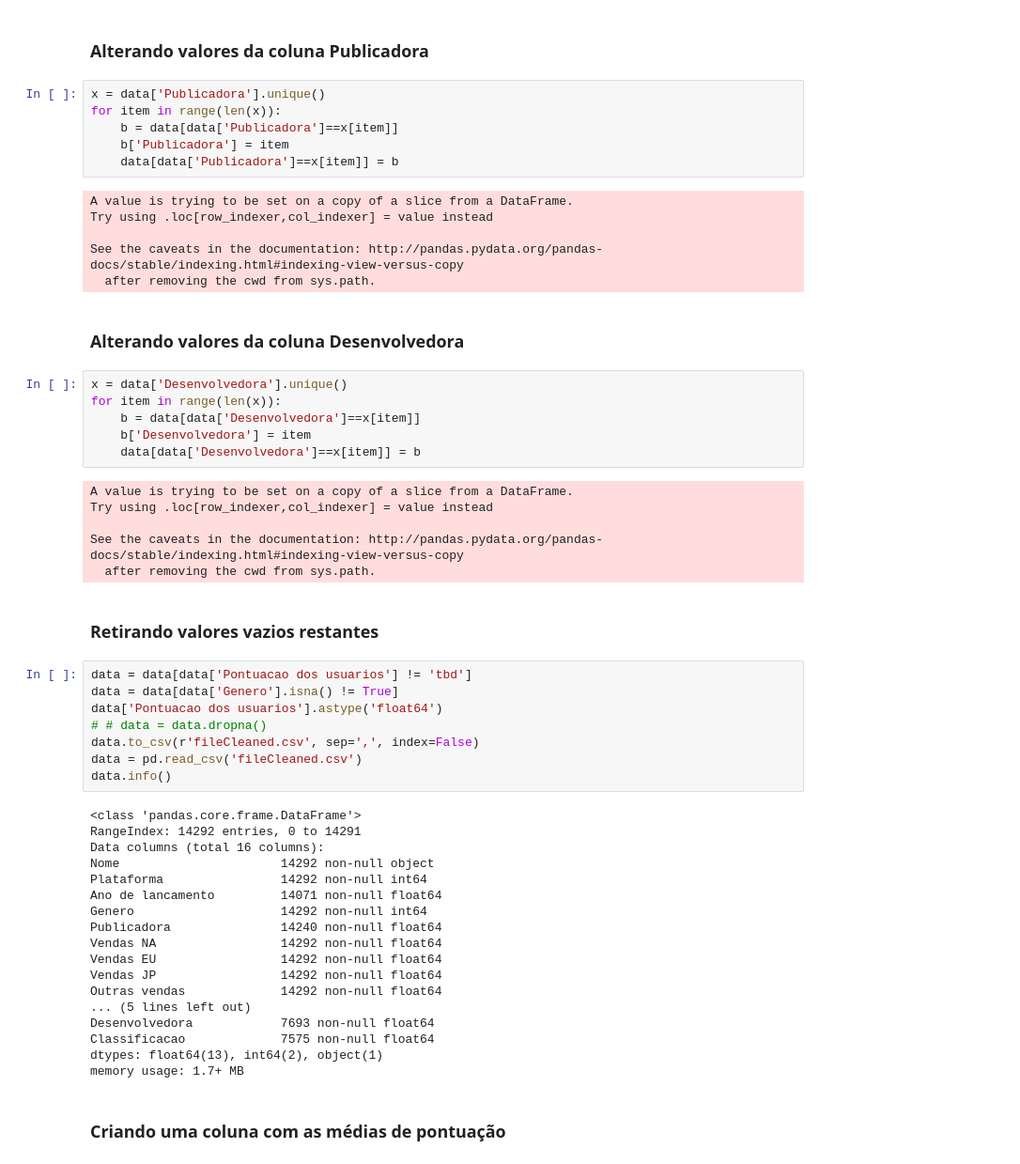
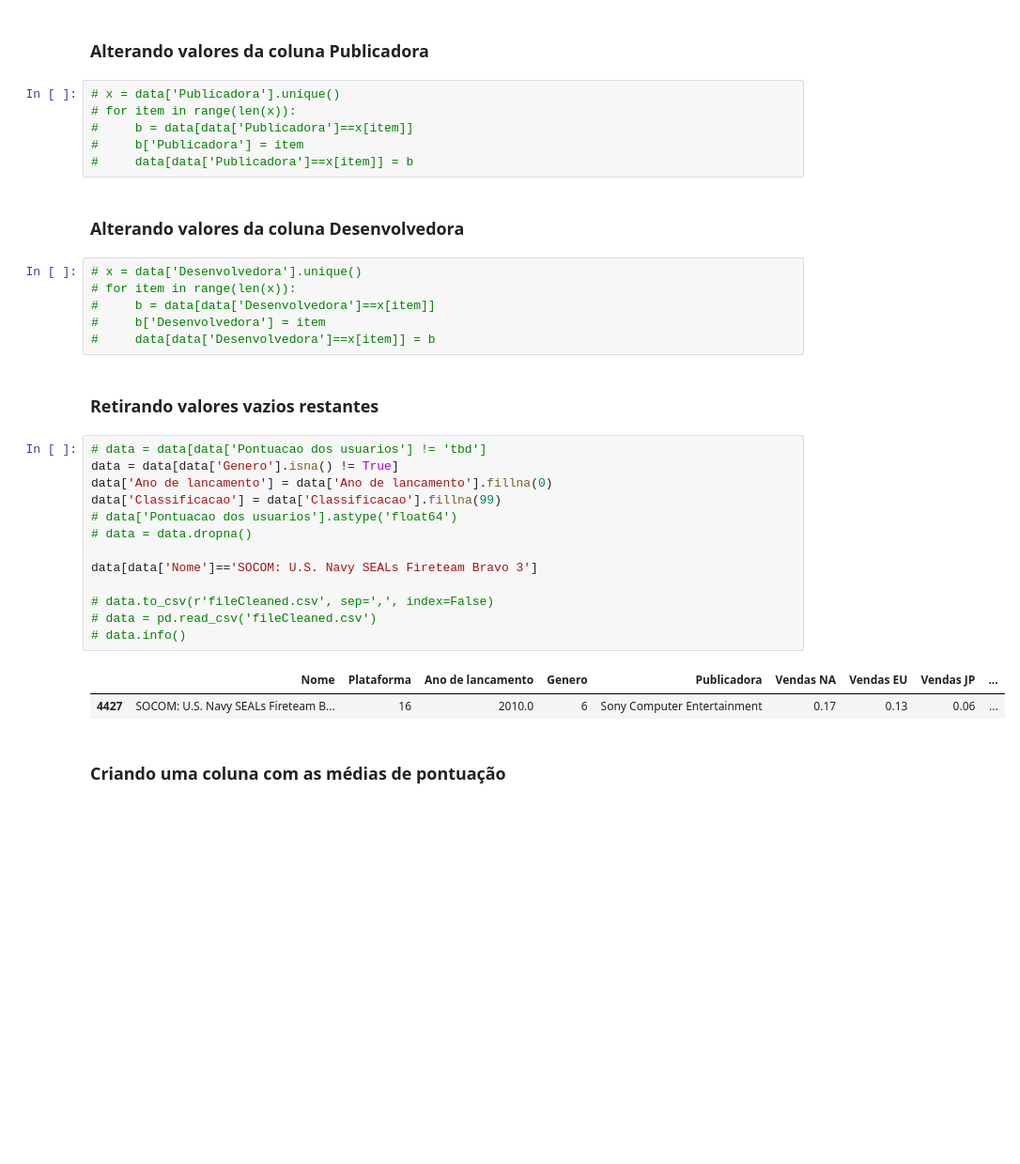
Before and after one commit to jacksonpereira/video-game-sales-with-ratings, a Jupyter notebook: Limpeza dos dados_com_duas_colunas.ipynb, the cells around one changed output. Shown: that part at 94% size. Cells and saved outputs as stored; diff of their text form; blank space fills up the shorter version.

```diff
--- a/Limpeza dos dados_com_duas_colunas.ipynb
+++ b/Limpeza dos dados_com_duas_colunas.ipynb
@@ -138,59 +138,37 @@ data['Classificacao'] = classificacao
 # %% [markdown]
 ### Alterando valores da coluna Publicadora
 # %%
-x = data['Publicadora'].unique()
-for item in range(len(x)):
-    b = data[data['Publicadora']==x[item]]
-    b['Publicadora'] = item
-    data[data['Publicadora']==x[item]] = b
+# x = data['Publicadora'].unique()
+# for item in range(len(x)):
+#     b = data[data['Publicadora']==x[item]]
+#     b['Publicadora'] = item
+#     data[data['Publicadora']==x[item]] = b
-# %% [output]
-A value is trying to be set on a copy of a slice from a DataFrame.
-Try using .loc[row_indexer,col_indexer] = value instead
-
-See the caveats in the documentation: http://pandas.pydata.org/pandas-docs/stable/indexing.html#indexing-view-versus-copy
-  after removing the cwd from sys.path.
 # %% [markdown]
 ### Alterando valores da coluna Desenvolvedora
 # %%
-x = data['Desenvolvedora'].unique()
-for item in range(len(x)):
-    b = data[data['Desenvolvedora']==x[item]]
-    b['Desenvolvedora'] = item
-    data[data['Desenvolvedora']==x[item]] = b
+# x = data['Desenvolvedora'].unique()
+# for item in range(len(x)):
+#     b = data[data['Desenvolvedora']==x[item]]
+#     b['Desenvolvedora'] = item
+#     data[data['Desenvolvedora']==x[item]] = b
-# %% [output]
-A value is trying to be set on a copy of a slice from a DataFrame.
-Try using .loc[row_indexer,col_indexer] = value instead
-
-See the caveats in the documentation: http://pandas.pydata.org/pandas-docs/stable/indexing.html#indexing-view-versus-copy
-  after removing the cwd from sys.path.
 # %% [markdown]
 ### Retirando valores vazios restantes
 # %%
-data = data[data['Pontuacao dos usuarios'] != 'tbd']
+# data = data[data['Pontuacao dos usuarios'] != 'tbd']
 data = data[data['Genero'].isna() != True]
-data['Pontuacao dos usuarios'].astype('float64')
-# # data = data.dropna()
-data.to_csv(r'fileCleaned.csv', sep=',', index=False)
-data = pd.read_csv('fileCleaned.csv')
-data.info()
+data['Ano de lancamento'] = data['Ano de lancamento'].fillna(0)
+data['Classificacao'] = data['Classificacao'].fillna(99)
+# data['Pontuacao dos usuarios'].astype('float64')
+# data = data.dropna()
+
+data[data['Nome']=='SOCOM: U.S. Navy SEALs Fireteam Bravo 3']
+
+# data.to_csv(r'fileCleaned.csv', sep=',', index=False)
+# data = pd.read_csv('fileCleaned.csv')
+# data.info()
 # %% [output]
-<class 'pandas.core.frame.DataFrame'>
-RangeIndex: 14292 entries, 0 to 14291
-Data columns (total 16 columns):
-Nome                      14292 non-null object
-Plataforma                14292 non-null int64
-Ano de lancamento         14071 non-null float64
-Genero                    14292 non-null int64
-Publicadora               14240 non-null float64
-Vendas NA                 14292 non-null float64
-Vendas EU                 14292 non-null float64
-Vendas JP                 14292 non-null float64
-Outras vendas             14292 non-null float64
-... (5 lines left out)
-Desenvolvedora            7693 non-null float64
-Classificacao             7575 non-null float64
-dtypes: float64(13), int64(2), object(1)
-memory usage: 1.7+ MB
+|  | Nome | Plataforma | Ano de lancamento | Genero | Publicadora | Vendas NA | Vendas EU | Vendas JP | ... |
+| 4427 | SOCOM: U.S. Navy SEALs Fireteam B... | 16 | 2010.0 | 6 | Sony Computer Entertainment | 0.17 | 0.13 | 0.06 | ... |
 # %% [markdown]
 ### Criando uma coluna com as médias de pontuação
 # %%
```
Also changed, not shown: parts of 14 cells of this notebook, 4 other files.
